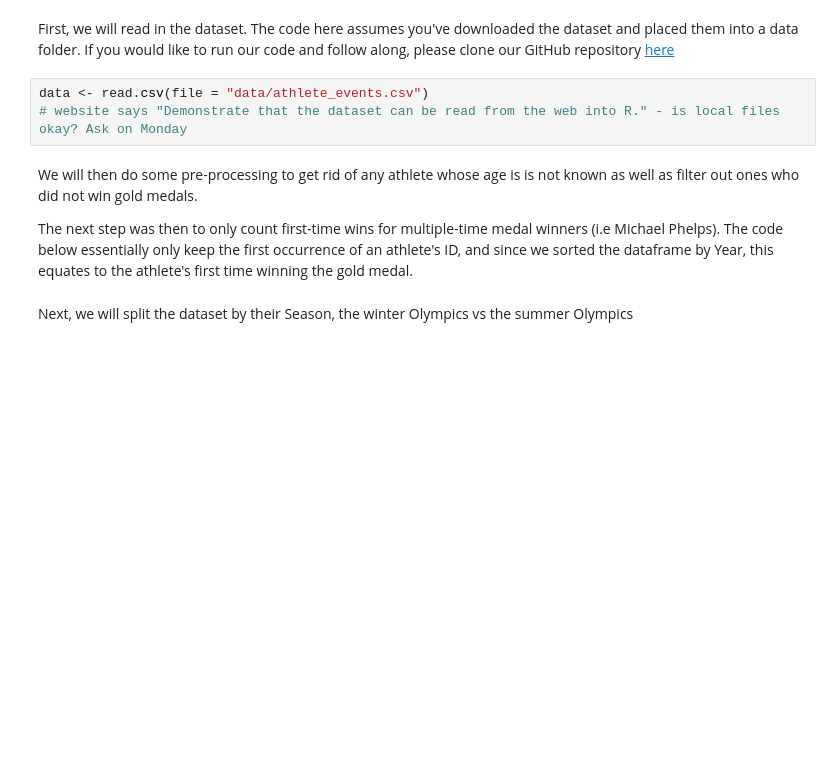
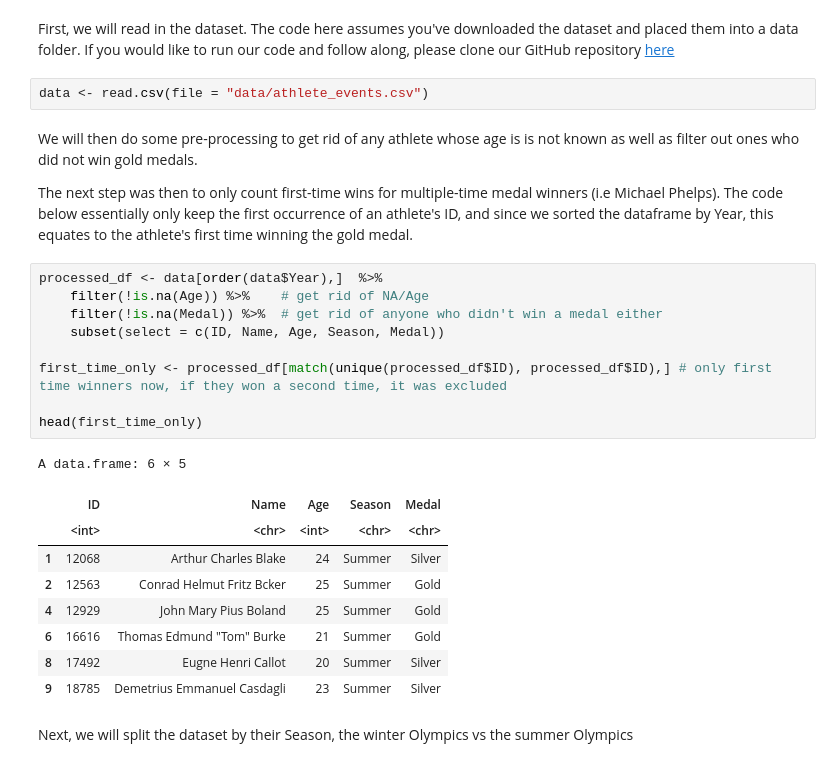
Before and after one commit to KevinSaigon/stat-201-project, a Jupyter notebook: final_report.ipynb, the cells around one changed output. Saved outputs shown, nothing was run; the diff lists cells and outputs as text; blank space fills up the shorter version.

```diff
--- a/final_report.ipynb
+++ b/final_report.ipynb
@@ -31,11 +31,29 @@ source("R/display.R")
 First, we will read in the dataset. The code here assumes you've downloaded the dataset and placed them into a data folder. If you would like to run our code and follow along, please clone our GitHub repository [here](https://github.com/KevinSaigon/stat-201-project)
 # %%
 data <- read.csv(file = "data/athlete_events.csv")
-# website says "Demonstrate that the dataset can be read from the web into R." - is local files okay? Ask on Monday
 # %% [markdown]
 We will then do some pre-processing to get rid of any athlete whose age is is not known as well as filter out ones who did not win gold medals.
 
 The next step was then to only count first-time wins for multiple-time medal winners (i.e Michael Phelps). The code below essentially only keep the first occurrence of an athlete's ID, and since we sorted the dataframe by Year, this equates to the athlete's first time winning the gold medal.
+# %%
+processed_df <- data[order(data$Year),]  %>%
+    filter(!is.na(Age)) %>%    # get rid of NA/Age
+    filter(!is.na(Medal)) %>%  # get rid of anyone who didn't win a medal either
+    subset(select = c(ID, Name, Age, Season, Medal))
+
+first_time_only <- processed_df[match(unique(processed_df$ID), processed_df$ID),] # only first time winners now, if they won a second time, it was excluded
+
+head(first_time_only)
+# %% [output]
+A data.frame: 6 × 5
+|  | ID | Name | Age | Season | Medal |
+|  | <int> | <chr> | <int> | <chr> | <chr> |
+| 1 | 12068 | Arthur Charles Blake | 24 | Summer | Silver |
+| 2 | 12563 | Conrad Helmut Fritz Bcker | 25 | Summer | Gold |
+| 4 | 12929 | John Mary Pius Boland | 25 | Summer | Gold |
+| 6 | 16616 | Thomas Edmund "Tom" Burke | 21 | Summer | Gold |
+| 8 | 17492 | Eugne Henri Callot | 20 | Summer | Silver |
+| 9 | 18785 | Demetrius Emmanuel Casdagli | 23 | Summer | Silver |
 # %% [markdown]
 Next, we will split the dataset by their Season, the winter Olympics vs the summer Olympics
 # %%
```
Also changed, not shown: parts of 2 cells of this notebook.
